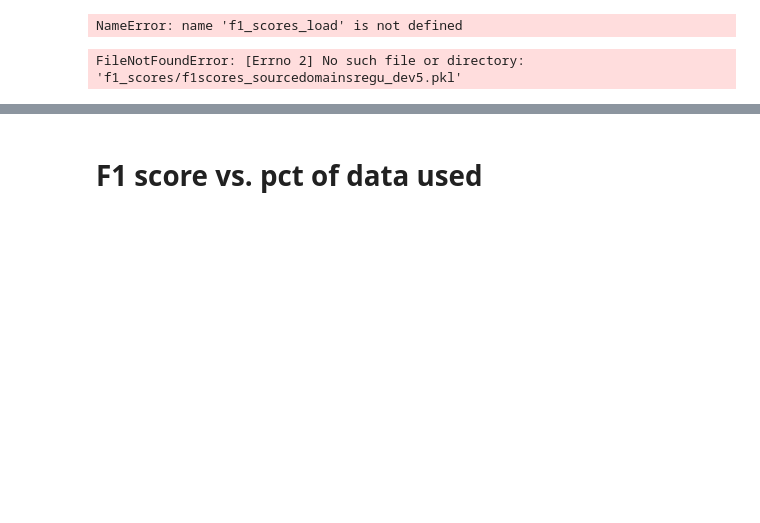
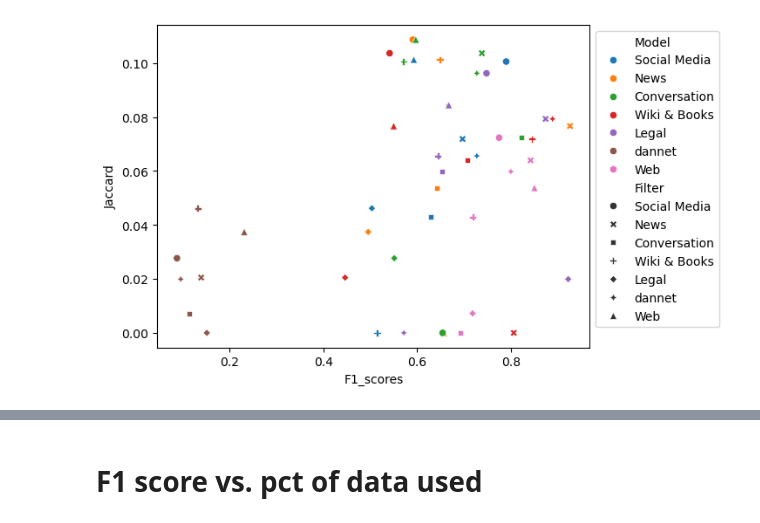
Before and after one commit to krusand/CrossNER-Active-Learning, a Jupyter notebook: spanf1.ipynb, the cells around one changed output, grey strips where cells are left out. Drawn from its saved outputs; the diff is of its cells as text; code cells hidden in the pictures; blank space fills up the shorter version.

```diff
--- a/spanf1.ipynb
+++ b/spanf1.ipynb
@@ -87,12 +0,0 @@ array([ 0,  0,  0,  0,  0,  0,  0,  0,  0,  0,  0,  0,  0,  0,  0,  0,  0,
-# %%
-train_dataset = nu.NERdataset(dataset_path=train_path, tokenizer=bert_tokenizer, filter=FILTER)
-
-
-with open("vocabs/index2tag.pkl", "wb") as f1, open("vocabs/tag2index.pkl", "wb") as f2, open("vocabs/tags.pkl", "wb") as f3:
-    pickle.dump(train_dataset.index2tag, f1)
-    pickle.dump(train_dataset.tag2index, f2)
-    pickle.dump(train_dataset.tags, f3)
-
-
-with open("vocabs/index2tag.pkl", "rb") as f1:
-    print(pickle.load(f1))
@@ -101,13 +3,13 @@ with open("vocabs/index2tag.pkl", "rb") as f1:
 # %%
+import seaborn as sns
 import pandas as pd
 import pickle
-models_and_filters = ['Social Media','News','Web','Conversation','Wiki & Books','Legal','dannet']
+import matplotlib.pyplot as plt
 
-with open("f1scores_new_models.pkl", "rb") as fp:
-    f1_scores_load = pickle.load(fp)
+models_and_filters = ['Social Media','News','Conversation','Wiki & Books','Legal','dannet' ,"Web"]
 
-with open("f1scores_active_learning.pkl", "rb") as fp:
-    f1scores_active_learning = pickle.load(fp)
+with open("f1_scores/f1_scores_regularized_third.pkl", "rb") as fp:
+    reg_f1 = pickle.load(fp)
 
 with open("jaccard.pkl", "rb") as fp:
     jaccard = pickle.load(fp)
@@ -119,48 +39,17 @@ FileNotFoundError: [Errno 2] No such file or directory: 'f1scores_new_models.pkl
 # %%
 dfs = []
 
 for model_type in models_and_filters:
     dfs.append(pd.DataFrame({'Model': [model_type]*7,
-                'Filter': f1_scores_load[model_type].keys(),
-                'F1_scores': f1_scores_load[model_type].values(),
-                "Similarity": similarity[model_type].values(),
+                'Filter': reg_f1[model_type].keys(),
+                'F1_scores': reg_f1[model_type].values(),
+                "Cosine": similarity[model_type].values(),
                 "Jaccard": jaccard[model_type].values()}))
 
 plotting_df = pd.concat(dfs)
+
+
+ax = sns.scatterplot(data=plotting_df, x="F1_scores", y="Jaccard", hue="Model",style="Filter")
+sns.move_legend(ax, "upper left", bbox_to_anchor=(1, 1))
 # %% [output]
-NameError: name 'f1_scores_load' is not defined
+[figure, added]
-# %%
-
-
-with open("f1_scores/f1scores_sourcedomainsregu_dev5.pkl", "rb") as fp:
-    f1_sourceregu_dev1 = pickle.load(fp)
-
-with open("f1_scores/f1scores_sourcedomainsregu_dev3.pkl", "rb") as fp:
-    f1_sourceregu_dev2 = pickle.load(fp)
-
-
-dfs = []
-
-for model_type in models_and_filters:
-    dfs.append(pd.DataFrame({'Model': [model_type]*7,
-                'Filter': f1_sourceregu_dev1[model_type].keys(),
-                'F1_scores1': f1_sourceregu_dev1[model_type].values()}))
-
-plotting_df1 = pd.concat(dfs)
-
-dfs = []
-
-for model_type in models_and_filters:
-    dfs.append(pd.DataFrame({'Model': [model_type]*7,
-                'Filter': f1_sourceregu_dev2[model_type].keys(),
-                'F1_scores2': f1_sourceregu_dev2[model_type].values()}))
-
-plotting_df3 = pd.concat(dfs)
-
-plotting_df = pd.merge(plotting_df3,plotting_df1, how="left", on=["Model", "Filter"])
-
-import seaborn as sns
-ax = sns.scatterplot(data=plotting_df, x="F1_scores1", y="F1_scores2", hue="Model",style="Filter")
-sns.move_legend(ax, "upper left", bbox_to_anchor=(1, 1))
-# %% [output]
-FileNotFoundError: [Errno 2] No such file or directory: 'f1_scores/f1scores_sourcedomainsregu_dev5.pkl'
```
Also changed, not shown: parts of 19 cells of this notebook, 24 other files.
